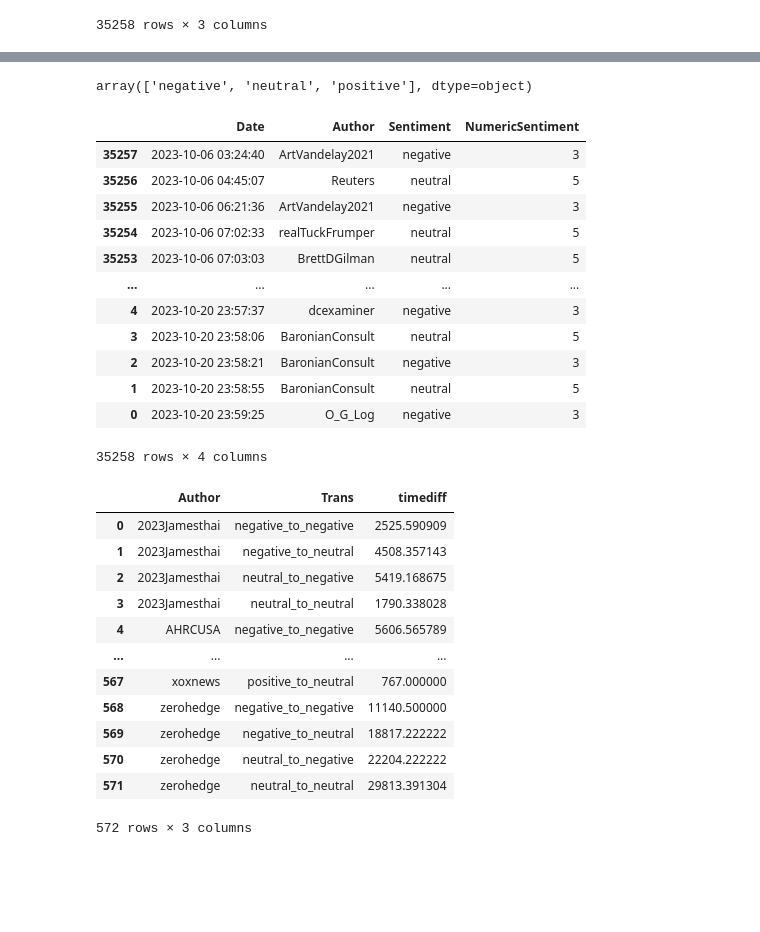
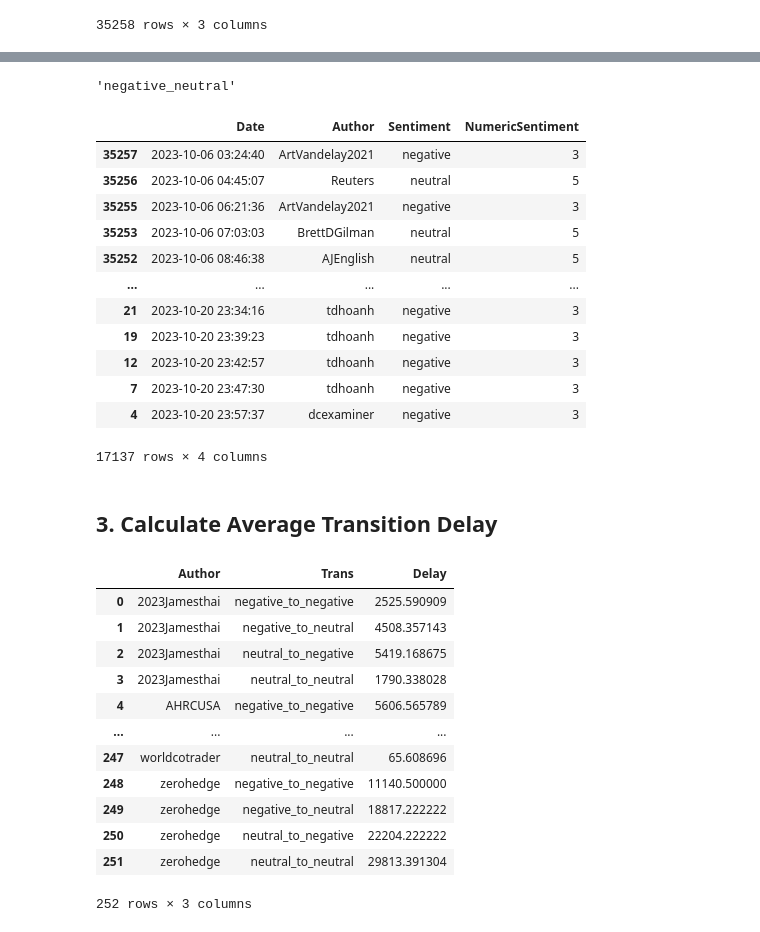
Before and after one commit to XiaoxiaChampon/Kronos, a Jupyter notebook: Source/Python/DataPreprocessing.ipynb, the cells around one changed output, grey strips where cells are left out. Cells and saved outputs as stored; diff of their text form; code cells hidden in the pictures; blank space fills up the shorter version.

```diff
--- a/Source/Python/DataPreprocessing.ipynb
+++ b/Source/Python/DataPreprocessing.ipynb
@@ -50,3 +54,5 @@ datadf
 # %%
-# ignore positive sentiment for now
-# datadf.drop(datadf[datadf["Sentiment"] == "positive"].index, inplace=True)
+# remove positive sentiment for now by removing all authors who have positive sentiments
+positive_authors = set(datadf[datadf["Sentiment"] == "positive"]["Author"].unique())
+datadf.drop(datadf[datadf["Author"].isin(positive_authors)].index, inplace=True)
+datadf
@@ -53,7 +73,9 @@ datadf
 # %%
-datadf["Sentiment"].unique()
+# this value will be used for file name and column name identification for calculations of marginal values
+sentiments = "_".join(sorted(datadf["Sentiment"].unique()))
+sentiments
 # %% [output]
-array(['negative', 'neutral', 'positive'], dtype=object)
+'negative_neutral'
 # %%
 datadf["NumericSentiment"] = datadf["Sentiment"].apply(lambda x: sentiment_to_numeric[x])
 datadf
@@ -62,36 +84,38 @@ datadf
 | 35257 | 2023-10-06 03:24:40 | ArtVandelay2021 | negative | 3 |
 | 35256 | 2023-10-06 04:45:07 | Reuters | neutral | 5 |
 | 35255 | 2023-10-06 06:21:36 | ArtVandelay2021 | negative | 3 |
-| 35254 | 2023-10-06 07:02:33 | realTuckFrumper | neutral | 5 |
 | 35253 | 2023-10-06 07:03:03 | BrettDGilman | neutral | 5 |
+| 35252 | 2023-10-06 08:46:38 | AJEnglish | neutral | 5 |
 | ... | ... | ... | ... | ... |
+| 21 | 2023-10-20 23:34:16 | tdhoanh | negative | 3 |
+| 19 | 2023-10-20 23:39:23 | tdhoanh | negative | 3 |
+| 12 | 2023-10-20 23:42:57 | tdhoanh | negative | 3 |
+| 7 | 2023-10-20 23:47:30 | tdhoanh | negative | 3 |
 | 4 | 2023-10-20 23:57:37 | dcexaminer | negative | 3 |
-| 3 | 2023-10-20 23:58:06 | BaronianConsult | neutral | 5 |
-| 2 | 2023-10-20 23:58:21 | BaronianConsult | negative | 3 |
-| 1 | 2023-10-20 23:58:55 | BaronianConsult | neutral | 5 |
-| 0 | 2023-10-20 23:59:25 | O_G_Log | negative | 3 |
-35258 rows × 4 columns
+17137 rows × 4 columns
+# %% [markdown]
+## 3. Calculate Average Transition Delay
 # %%
-def gcalc_time(df):
+def group_calc_delay(df):
     df["Transitions"] = df["NumericSentiment"].diff()
     df["Trans"] = df[["NumericSentiment", "Transitions"]].apply(lambda row: fdiff_to_transition[row["Transitions"]] if row["Transitions"] in fdiff_to_transition else numeric_to_echo_transitions[row["NumericSentiment"]], axis=1)
-    df["timediff"] = df["Date"].diff().apply(lambda x: x.total_seconds())
-    rdf = df[["Trans", "timediff"]].groupby("Trans").mean()
+    df["Delay"] = df["Date"].diff().apply(lambda x: x.total_seconds())
+    rdf = df[["Trans", "Delay"]].groupby("Trans").mean()
     return rdf
 # %%
-time_calcs = datadf[["Author", "NumericSentiment", "Date"]].groupby("Author").apply(lambda gdf: gcalc_time(gdf)).reset_index()
+time_calcs = datadf[["Author", "NumericSentiment", "Date"]].groupby("Author").apply(lambda gdf: group_calc_delay(gdf)).reset_index()
 time_calcs
 # %% [output]
-|  | Author | Trans | timediff |
+|  | Author | Trans | Delay |
 | 0 | 2023Jamesthai | negative_to_negative | 2525.590909 |
 | 1 | 2023Jamesthai | negative_to_neutral | 4508.357143 |
 | 2 | 2023Jamesthai | neutral_to_negative | 5419.168675 |
 | 3 | 2023Jamesthai | neutral_to_neutral | 1790.338028 |
 | 4 | AHRCUSA | negative_to_negative | 5606.565789 |
 | ... | ... | ... | ... |
-| 567 | xoxnews | positive_to_neutral | 767.000000 |
-| 568 | zerohedge | negative_to_negative | 11140.500000 |
-| 569 | zerohedge | negative_to_neutral | 18817.222222 |
-| 570 | zerohedge | neutral_to_negative | 22204.222222 |
-| 571 | zerohedge | neutral_to_neutral | 29813.391304 |
+| 247 | worldcotrader | neutral_to_neutral | 65.608696 |
+| 248 | zerohedge | negative_to_negative | 11140.500000 |
+| 249 | zerohedge | negative_to_neutral | 18817.222222 |
+| 250 | zerohedge | neutral_to_negative | 22204.222222 |
+| 251 | zerohedge | neutral_to_neutral | 29813.391304 |
-572 rows × 3 columns
+252 rows × 3 columns
```
Also changed, not shown: parts of 24 cells of this notebook.
